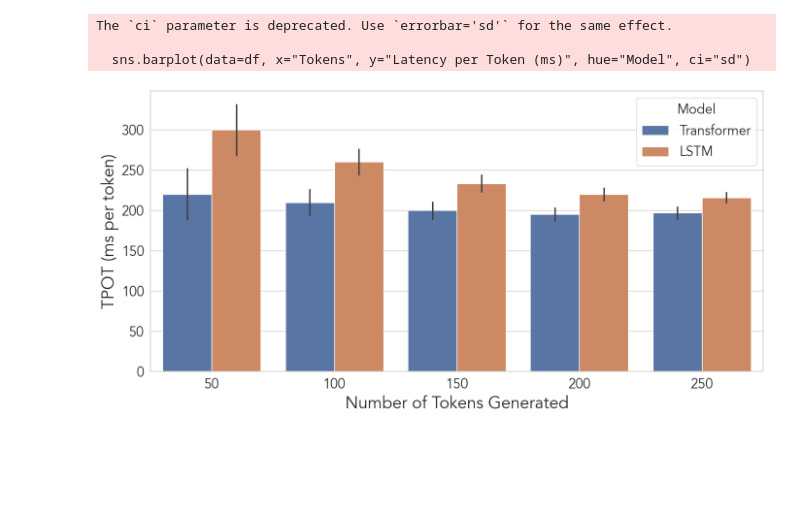
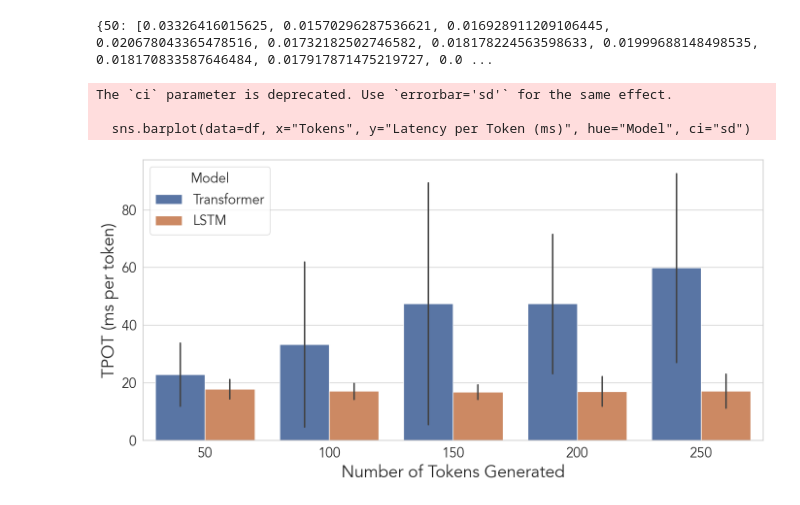
Before and after one commit to stephenbrade/tinyml_fast_music_gen, a Jupyter notebook: music-gen/inference_time.ipynb, the cells around one changed output. Drawn from its saved outputs; the diff is of its cells as text; code cells hidden in the pictures; blank space fills up the shorter version.

Commit message:
push inference time code

```diff
--- a/music-gen/inference_time.ipynb
+++ b/music-gen/inference_time.ipynb
@@ -1,54 +62,106 @@
+# %%
+import torch.nn as nn
+class MusicLSTM(nn.Module):
+    def __init__(self, vocab_size, embedding_dim, hidden_dim, num_layers, fc_dim, device):
+        super(MusicLSTM, self).__init__()
+        self.embedding = nn.Embedding(vocab_size, embedding_dim)
+        self.lstm = nn.ModuleList([
+                nn.LSTM(embedding_dim if i == 0 else hidden_dim, hidden_dim, num_layers = 1, batch_first = True)
+            for i in range(num_layers)
+        ])
+        self.fc1 = nn.Linear(hidden_dim, vocab_size)
+        self.relu = nn.ReLU()
+        self.device = device
+        self.num_layers = num_layers
+        self.hidden_dim = hidden_dim
+
+    def forward(self, x, hidden = None, **kwargs):
+        if hidden == None:
+            hidden = self.init_hidden(x.shape[0])
+        x = self.embedding(x)
+        for i, lstm_layer in enumerate(self.lstm):
+            x, hidden = lstm_layer(x, hidden)
+        out = self.fc1(x)
+        return out, hidden
+
+    def init_hidden(self, batch_size):
+            return (torch.zeros(1, batch_size, self.hidden_dim).to(self.device),
+                    torch.zeros(1, batch_size, self.hidden_dim).to(self.device))
+
+warm_up = 1
+experiments = 5
+model = MusicLSTM(390, 768, 768, 3, 1, 'cpu')
+hidden = model.init_hidden(1)
+music_next = torch.randint(0, 390, (1,400))
+lstm_latencies = {}
+with torch.no_grad():
+    for ci in range(50, 300, 50):
+        if ci not in lstm_latencies:
+            lstm_latencies[ci] = []
+
+        for i in range(warm_up):
+            for j in range(1, ci + 1):
+                model(music_next[:, j].unsqueeze(0), hidden)
+        for i in tqdm(range(experiments)):
+            for j in range(1, ci + 1):
+                t1 = time.time()
+                model(music_next[:, j].unsqueeze(0), hidden)
+                t2 = time.time()
+                lstm_latencies[ci] += [(t2 - t1)]
+print(lstm_latencies)
+# %% [output]
+{50: [0.03326416015625, 0.01570296287536621, 0.016928911209106445, 0.020678043365478516, 0.01732182502746582, 0.018178224563598633, 0.01999688148498535, 0.018170833587646484, 0.017917871475219727, 0.0 ...
 # %%
 import seaborn as sns
 import matplotlib.pyplot as plt
 import pandas as pd
 
 # Normalize latencies by number of tokens
-normalized_transformer = {
-    tokens: [lat / tokens for lat in latencies[tokens]] for tokens in latencies
-}
+# normalized_transformer = {
+#     tokens: [lat for lat in latencies[tokens]] for tokens in latencies
+# }
 
-normalized_lstm = {
-    tokens: [lat / tokens for lat in lstm_latencies[tokens]] for tokens in lstm_latencies
-}
+# normalized_lstm = {
+#     tokens: [lat / tokens for lat in lstm_latencies[tokens]] for tokens in lstm_latencies
+# }
 
 # Prepare data for seaborn
 plot_data = []
-for tokens in normalized_transformer:
-    for latency in normalized_transformer[tokens]:
+for tokens in latencies:
+    for latency in latencies[tokens]:
         plot_data.append({"Tokens": tokens, "Latency per Token (ms)": latency * 1000, "Model": "Transformer"})
-    for latency in normalized_lstm[tokens]:
+    for latency in lstm_latencies[tokens]:
         plot_data.append({"Tokens": tokens, "Latency per Token (ms)": latency * 1000, "Model": "LSTM"})
 
 df = pd.DataFrame(plot_data)
 
 # Set style and font
 sns.set(style="whitegrid")
 plt.rcParams.update({"font.family": "Avenir"})
 
 # Create barplot
 plt.figure(figsize=(14, 7))
 sns.barplot(data=df, x="Tokens", y="Latency per Token (ms)", hue="Model", ci="sd")
 
 # Adjust axis labels and font sizes
 plt.xlabel("Number of Tokens Generated", fontsize=25)
 plt.ylabel("TPOT (ms per token)", fontsize=25)
 
 # Adjust tick label font size
 plt.xticks(fontsize=20)
 plt.yticks(fontsize=20)
 
 # Adjust legend
 plt.legend(title="Model", title_fontsize=20, fontsize=20)
 
 # Final layout adjustments
 plt.tight_layout()
 
 # Save and display the figure
 plt.savefig('my_figure.svg', format='svg')
 plt.show()
 # %% [output]
 The `ci` parameter is deprecated. Use `errorbar='sd'` for the same effect.
 
   sns.barplot(data=df, x="Tokens", y="Latency per Token (ms)", hue="Model", ci="sd")
-[figure, old version]
+[figure, new version]
```
Also changed, not shown: parts of 1 cell of this notebook, 2 other files.
